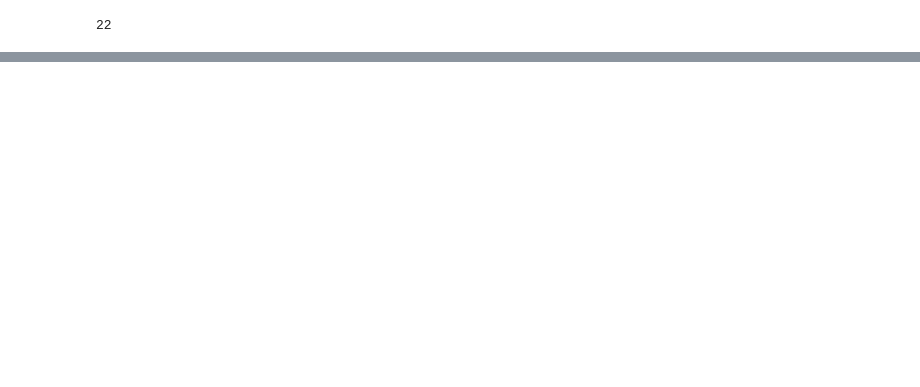
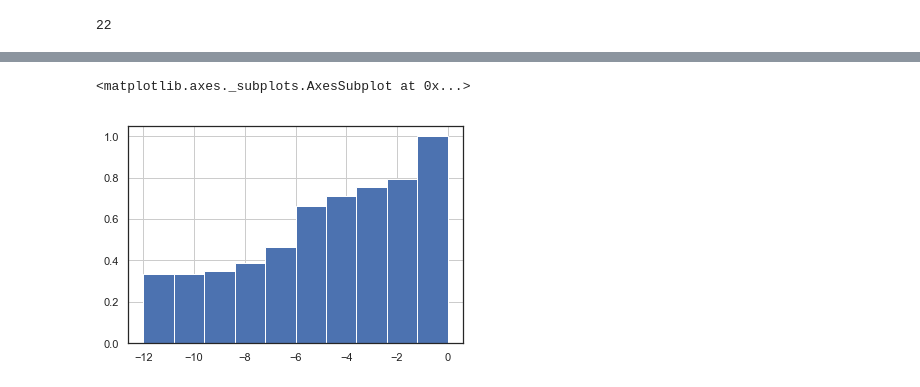
Before and after one commit to arunraja-hub/Preference_Extraction, a Jupyter notebook: exploratory_data_analysis.ipynb, the cells around one changed output, grey strips where cells are left out. Cells and saved outputs as stored; diff of their text form; code cells hidden in the pictures; blank space fills up the shorter version.

```diff
--- a/exploratory_data_analysis.ipynb
+++ b/exploratory_data_analysis.ipynb
@@ -178,0 +229,5 @@ sns.heatmap(corr, cmap=cmap, vmax=.3, center=0,
+# %%
+prefs.replace(-100, -12).hist(cumulative=True, density=1)
+# %% [output]
+<matplotlib.axes._subplots.AxesSubplot at 0x...>
+[figure, added]
```
Also changed, not shown: parts of 40 cells of this notebook.
